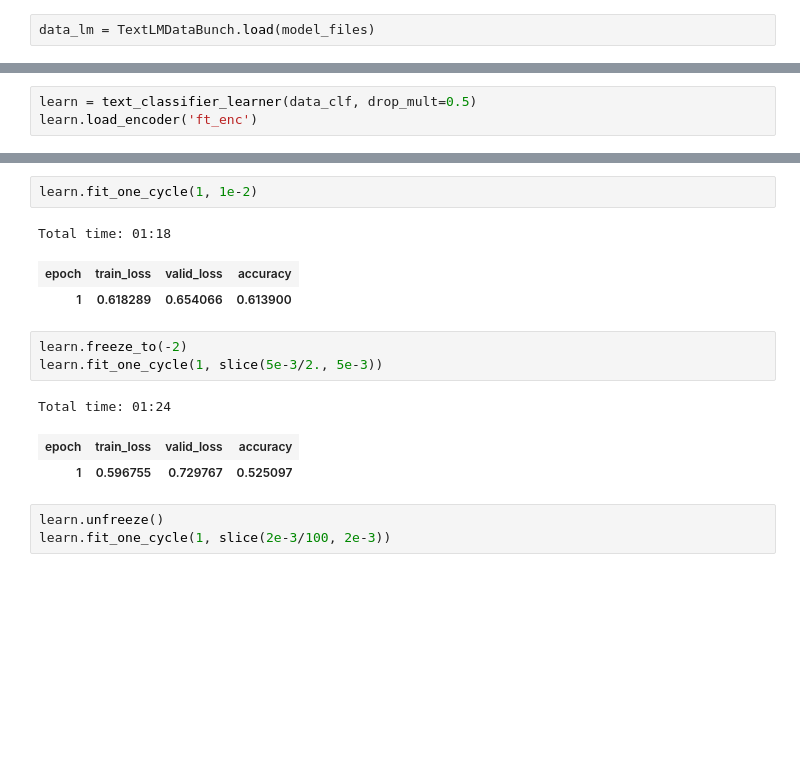
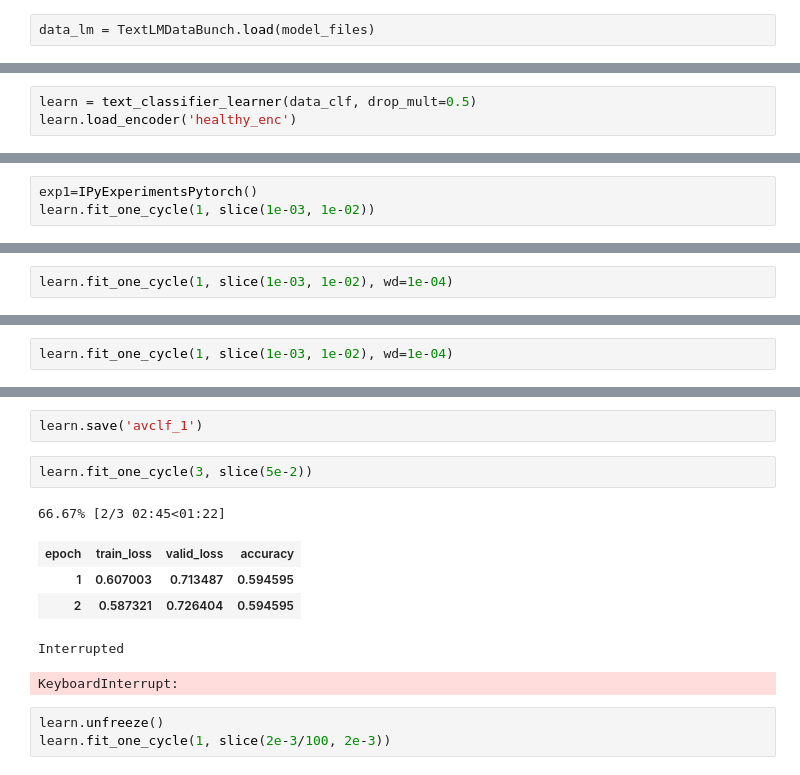
Before and after one commit to dainis-boumber/av, a Jupyter notebook: classifier.ipynb, the cells around one changed output, grey strips where cells are left out. Cells and saved outputs as stored; diff of their text form; blank space fills up the shorter version.

```diff
--- a/classifier.ipynb
+++ b/classifier.ipynb
@@ -67,6 +91,6 @@ data_clf = TextClasDataBunch.load(model_files, bs=32)
 # %%
 learn = text_classifier_learner(data_clf, drop_mult=0.5)
-learn.load_encoder('ft_enc')
+learn.load_encoder('healthy_enc')
 # %%
 data_clf.show_batch()
 # %% [output]
@@ -78,0 +111,3 @@ data_clf.show_batch()
+# %%
+exp1=IPyExperimentsPytorch()
+learn.fit_one_cycle(1, slice(1e-03, 1e-02))
@@ -78,0 +129,2 @@ data_clf.show_batch()
+# %%
+learn.fit_one_cycle(1, slice(1e-03, 1e-02), wd=1e-04)
@@ -78,0 +138,2 @@ data_clf.show_batch()
+# %%
+learn.fit_one_cycle(1, slice(1e-03, 1e-02), wd=1e-04)
@@ -79,16 +153,14 @@ data_clf.show_batch()
+# %%
+learn.save('avclf_1')
 # %%
-learn.fit_one_cycle(1, 1e-2)
+learn.fit_one_cycle(3, slice(5e-2))
 # %% [output]
-Total time: 01:18
+66.67% [2/3 02:45<01:22]
 | epoch | train_loss | valid_loss | accuracy |
-| 1 | 0.618289 | 0.654066 | 0.613900 |
+| 1 | 0.607003 | 0.713487 | 0.594595 |
+| 2 | 0.587321 | 0.726404 | 0.594595 |
+Interrupted
+KeyboardInterrupt:
-# %%
-learn.freeze_to(-2)
-learn.fit_one_cycle(1, slice(5e-3/2., 5e-3))
-# %% [output]
-Total time: 01:24
-| epoch | train_loss | valid_loss | accuracy |
-| 1 | 0.596755 | 0.729767 | 0.525097 |
 # %%
 learn.unfreeze()
 learn.fit_one_cycle(1, slice(2e-3/100, 2e-3))
```
Also changed, not shown: parts of 12 cells of this notebook, 8 other files.
